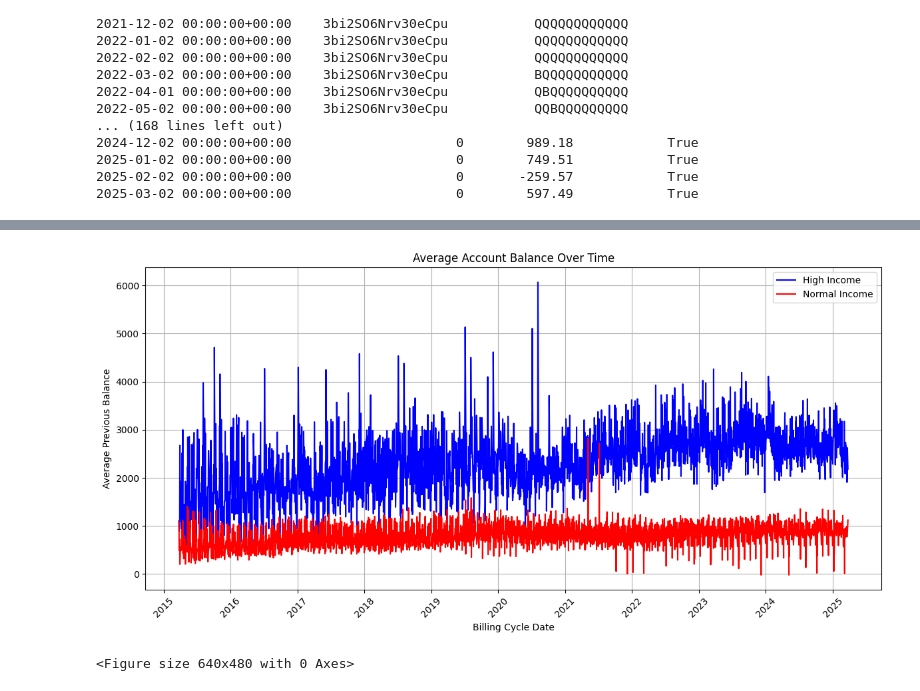
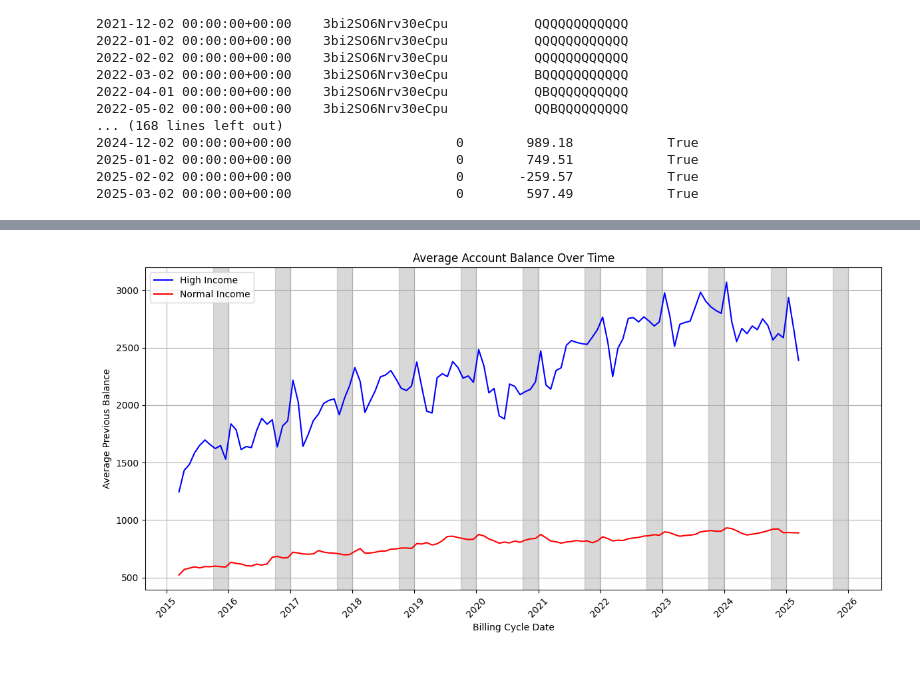
Before and after one commit to hazelLu6/synchrony-datathon-2025-alt-f4, a Jupyter notebook: time_series_analysis.ipynb, the cells around one changed output, grey strips where cells are left out. Drawn from its saved outputs; the diff is of its cells as text; code cells hidden in the pictures.

```diff
--- a/time_series_analysis.ipynb
+++ b/time_series_analysis.ipynb
@@ -109,21 +50,16 @@ billing_cycle_date
 # Adding the fraud
 df_high_income = pd.read_csv('cleaned_data/cleaned_account_dim.csv')
 df_merged = df_statements.merge(df_high_income[['current_account_nbr', 'is_high_income']], on='current_account_nbr', how='left')
-df_master = pd.read_csv('exploratory_data_analysis/master_user_dataset_with_predictions.csv')
-df_merged = df_statements.merge(df_high_income[['current_account_nbr', 'has_fraud', ]], on='current_account_nbr', how='left')
-print(df_merged.shape)
+print(df_merged.columns)
 
-# Sort by timestamp
-df_merged.sort_values('billing_cycle_date', ascending=True, inplace=True)
-df_merged.set_index('billing_cycle_date', inplace=True)
-df_one = df_merged[df_merged['current_account_nbr'] == '3bi2SO6Nrv30eCpu']
-print(df_one)
-
+df_merged['billing_cycle_date'] = pd.to_datetime(df_merged['billing_cycle_date'], utc=True)
+df_merged['billing_cycle_date_15th'] = df_merged['billing_cycle_date'].apply(lambda x: x.replace(day=15))
+df_merged.set_index('billing_cycle_date_15th', inplace=True)
 
 # Sample 1000 entries from each group for better visualization
 df_high_sample = df_merged[df_merged['is_high_income'] == 1]
 df_non_high_sample = df_merged[df_merged['is_high_income'] == 0]
 
-df_high_grouped = df_high_sample.groupby('billing_cycle_date').agg({'prev_balance': 'mean'})
-df_non_high_grouped = df_non_high_sample.groupby('billing_cycle_date').agg({'prev_balance': 'mean'})
+df_high_grouped = df_high_sample.groupby('billing_cycle_date_15th').agg({'prev_balance': 'mean'})
+df_non_high_grouped = df_non_high_sample.groupby('billing_cycle_date_15th').agg({'prev_balance': 'mean'})
 # %% [output]
@@ -147,20 +71,32 @@ billing_cycle_date
 # %%
-plt.figure(figsize=(12, 6))
 
-plt.plot(df_high_grouped.index, df_high_grouped['prev_balance'], label='High Income', color='blue')
-plt.plot(df_non_high_grouped.index, df_non_high_grouped['prev_balance'], label='Normal Income', color='red')
 
-plt.xlabel('Billing Cycle Date')
-plt.ylabel('Average Previous Balance')
-plt.title('Average Account Balance Over Time')
+fig, ax = plt.subplots(figsize=(12, 6))
 
-plt.grid(True)
-plt.legend()
+# Plot high-income and normal-income account balances
+ax.plot(df_high_grouped.index, df_high_grouped['prev_balance'], label='High Income', color='blue')
+ax.plot(df_non_high_grouped.index, df_non_high_grouped['prev_balance'], label='Normal Income', color='red')
 
+# Format x-axis to show years
+ax.xaxis.set_major_locator(mdates.YearLocator())
+ax.xaxis.set_major_formatter(mdates.DateFormatter('%Y'))
+
+# Shade the last three months of each year
+for year in df_high_grouped.index.year.unique():
+    start_date = pd.Timestamp(f"{year}-10-01")
+    end_date = pd.Timestamp(f"{year}-12-31")
+    ax.axvspan(start_date, end_date, color='grey', alpha=0.3)
+
+ax.set_xlabel('Billing Cycle Date')
+ax.set_ylabel('Average Previous Balance')
+ax.set_title('Average Account Balance Over Time')
+
+ax.grid(True)
+ax.legend()
 plt.xticks(rotation=45)
 plt.tight_layout()
+
+plt.savefig('./visualizations/account_balance_high_normal.png', dpi=300)
 plt.show()
-plt.savefig('./visualizations/account_balance_high_normal')
 # %% [output]
-[figure, old version]
+[figure, new version]
-<Figure size 640x480 with 0 Axes>
```
Also changed, not shown: parts of 9 cells of this notebook, 2 other files.
